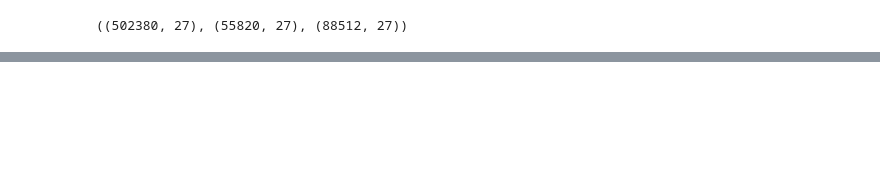
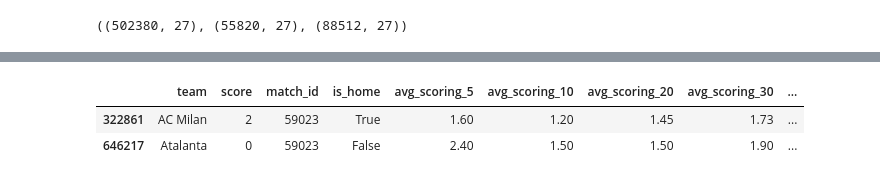
Before and after one commit to andreyshelopugin/GlickoSoccer, a Jupyter notebook: Ratings.ipynb, the cells around one changed output, grey strips where cells are left out. Saved outputs shown, nothing was run; the diff lists cells and outputs as text; code cells hidden in the pictures; blank space fills up the shorter version.

```diff
--- a/Ratings.ipynb
+++ b/Ratings.ipynb
@@ -256,0 +239,6 @@ t.loc[t['home_team'].str.contains('Milan')]
+# %%
+test.loc[test['match_id'] == 59023]
+# %% [output]
+|  | team | score | match_id | is_home | avg_scoring_5 | avg_scoring_10 | avg_scoring_20 | avg_scoring_30 | ... |
+| 322861 | AC Milan | 2 | 59023 | True | 1.60 | 1.20 | 1.45 | 1.73 | ... |
+| 646217 | Atalanta | 0 | 59023 | False | 2.40 | 1.50 | 1.50 | 1.90 | ... |
```
Also changed, not shown: parts of 5 cells of this notebook, 1 other file.
